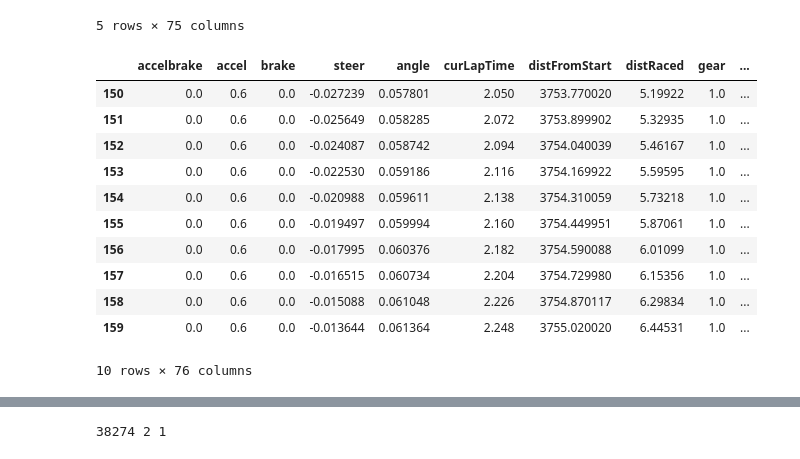
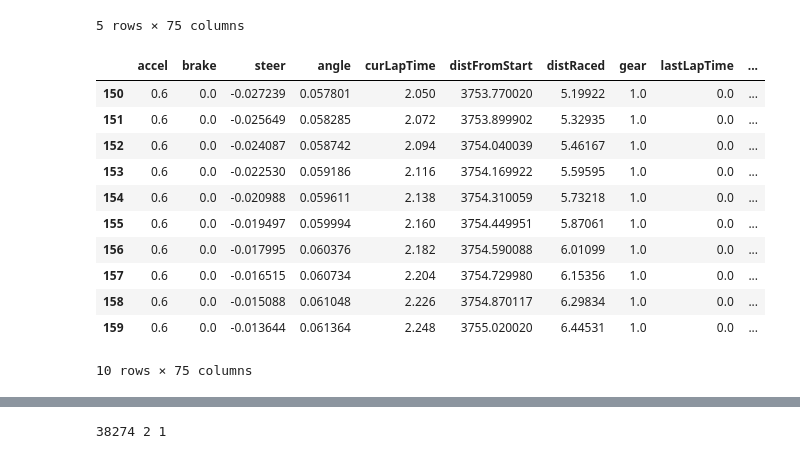
Before and after one commit to JappaB/Torcs-CI, a Jupyter notebook: CI/Simple_FF_random_batches.ipynb, the cells around one changed output, grey strips where cells are left out. Cells and saved outputs as stored; diff of their text form; code cells hidden in the pictures.

Commit message:
pd controller steering, start of missile system, start of swarm intell and some bad neural nets

```diff
--- a/CI/Simple_FF_random_batches.ipynb
+++ b/CI/Simple_FF_random_batches.ipynb
@@ -42,39 +42,39 @@ train_data/cruise.csv
 # %%
 # preprocess data
 train = deepcopy(rawtrain)
 
 # merge accel and brake into accelbrake
-def mergeAccelBrake (row):
-    brake = row['brake']
-    if brake > 0.0:
-        return -1
-    else:
-        return row['accel']
+# def mergeAccelBrake (row):
+#     brake = row['brake']
+#     if brake > 0.0:
+#         return -1
+#     else:
+#         return row['accel']
 
-if not 'accelbrake' in train.columns:
-    train.insert(0, 'accelbrake', 0.0, False)
+# if not 'accelbrake' in train.columns:
+#     train.insert(0, 'accelbrake', 0.0, False)
 
 #startTime = timeit.default_timer()
 #train['accelbrake'] = train.apply(lambda row: mergeAccelBrake(row), axis=1)
 #train = train.apply(lambda row: normalizeSomeColumns(row), axis=1)
 train['speedX'] /= 200.0
 train.iloc[:, 21:] /= 200.0
 
 #elapsedTime = timeit.default_timer() - startTime
 #print("preprocessing took {:.1f}s".format(elapsedTime))
 train.iloc[150:160, :]
 # %% [output]
-|  | accelbrake | accel | brake | steer | angle | curLapTime | distFromStart | distRaced | gear | ... |
-| 150 | 0.0 | 0.6 | 0.0 | -0.027239 | 0.057801 | 2.050 | 3753.770020 | 5.19922 | 1.0 | ... |
-| 151 | 0.0 | 0.6 | 0.0 | -0.025649 | 0.058285 | 2.072 | 3753.899902 | 5.32935 | 1.0 | ... |
-| 152 | 0.0 | 0.6 | 0.0 | -0.024087 | 0.058742 | 2.094 | 3754.040039 | 5.46167 | 1.0 | ... |
-| 153 | 0.0 | 0.6 | 0.0 | -0.022530 | 0.059186 | 2.116 | 3754.169922 | 5.59595 | 1.0 | ... |
-| 154 | 0.0 | 0.6 | 0.0 | -0.020988 | 0.059611 | 2.138 | 3754.310059 | 5.73218 | 1.0 | ... |
-| 155 | 0.0 | 0.6 | 0.0 | -0.019497 | 0.059994 | 2.160 | 3754.449951 | 5.87061 | 1.0 | ... |
-| 156 | 0.0 | 0.6 | 0.0 | -0.017995 | 0.060376 | 2.182 | 3754.590088 | 6.01099 | 1.0 | ... |
-| 157 | 0.0 | 0.6 | 0.0 | -0.016515 | 0.060734 | 2.204 | 3754.729980 | 6.15356 | 1.0 | ... |
-| 158 | 0.0 | 0.6 | 0.0 | -0.015088 | 0.061048 | 2.226 | 3754.870117 | 6.29834 | 1.0 | ... |
-| 159 | 0.0 | 0.6 | 0.0 | -0.013644 | 0.061364 | 2.248 | 3755.020020 | 6.44531 | 1.0 | ... |
+|  | accel | brake | steer | angle | curLapTime | distFromStart | distRaced | gear | lastLapTime | ... |
+| 150 | 0.6 | 0.0 | -0.027239 | 0.057801 | 2.050 | 3753.770020 | 5.19922 | 1.0 | 0.0 | ... |
+| 151 | 0.6 | 0.0 | -0.025649 | 0.058285 | 2.072 | 3753.899902 | 5.32935 | 1.0 | 0.0 | ... |
+| 152 | 0.6 | 0.0 | -0.024087 | 0.058742 | 2.094 | 3754.040039 | 5.46167 | 1.0 | 0.0 | ... |
+| 153 | 0.6 | 0.0 | -0.022530 | 0.059186 | 2.116 | 3754.169922 | 5.59595 | 1.0 | 0.0 | ... |
+| 154 | 0.6 | 0.0 | -0.020988 | 0.059611 | 2.138 | 3754.310059 | 5.73218 | 1.0 | 0.0 | ... |
+| 155 | 0.6 | 0.0 | -0.019497 | 0.059994 | 2.160 | 3754.449951 | 5.87061 | 1.0 | 0.0 | ... |
+| 156 | 0.6 | 0.0 | -0.017995 | 0.060376 | 2.182 | 3754.590088 | 6.01099 | 1.0 | 0.0 | ... |
+| 157 | 0.6 | 0.0 | -0.016515 | 0.060734 | 2.204 | 3754.729980 | 6.15356 | 1.0 | 0.0 | ... |
+| 158 | 0.6 | 0.0 | -0.015088 | 0.061048 | 2.226 | 3754.870117 | 6.29834 | 1.0 | 0.0 | ... |
+| 159 | 0.6 | 0.0 | -0.013644 | 0.061364 | 2.248 | 3755.020020 | 6.44531 | 1.0 | 0.0 | ... |
-10 rows × 76 columns
+10 rows × 75 columns
 # %%
 
```
Also changed, not shown: parts of 8 cells of this notebook, 17 other files.
